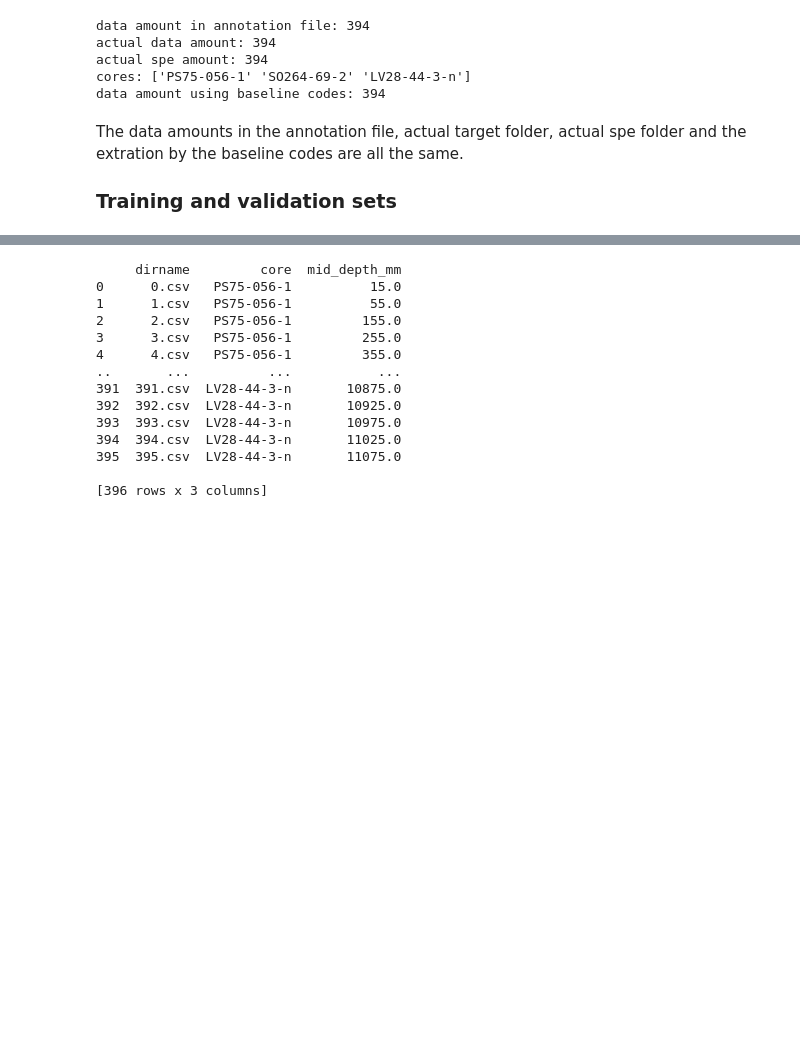
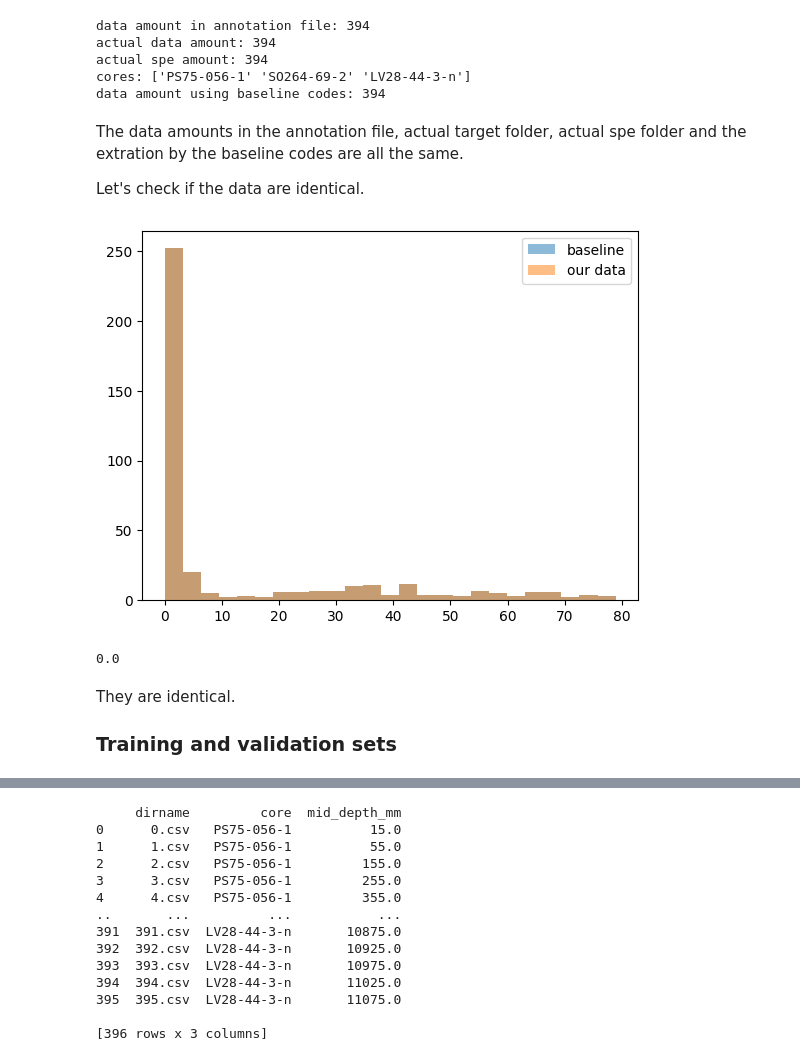
Before and after one commit to dispink/xpt, a Jupyter notebook: notebooks/data_info.ipynb, the cells around one changed output, grey strips where cells are left out. Drawn from its saved outputs; the diff is of its cells as text; code cells hidden in the pictures; blank space fills up the shorter version.

Commit message:
Check if data are identical

```diff
--- a/notebooks/data_info.ipynb
+++ b/notebooks/data_info.ipynb
@@ -154,7 +155,29 @@ data amount using baseline codes: 394
 # %% [markdown]
 The data amounts in the annotation file, actual target folder, actual spe folder and the extration by the baseline codes are all the same.
 
-### Training and validation sets
+Let's check if the data are identical.
+# %%
+y_new = []
+
+for csv in info_df.dirname:
+    measurement = np.loadtxt(f"{cwd}/data/finetune/{target}/{subset}/target/{csv}", delimiter=",", dtype=float)
+    y_new.append(measurement)
+
+y_new = np.array(y)
+# %%
+plt.hist(y, bins=25, alpha=0.5, label='baseline')
+plt.hist(y_new, bins=25, alpha=0.5, label='our data')
+plt.legend();
+# %% [output]
+[figure, added]
+# %%
+(np.sort(y) - np.sort(y_new)).sum()
+# %% [output]
+0.0
+# %% [markdown]
+They are identical.
+
+### Training and validation sets
 # %%
 target = "CaCO3%"
 subset = "train"
```
Also changed, not shown: parts of 24 cells of this notebook.
